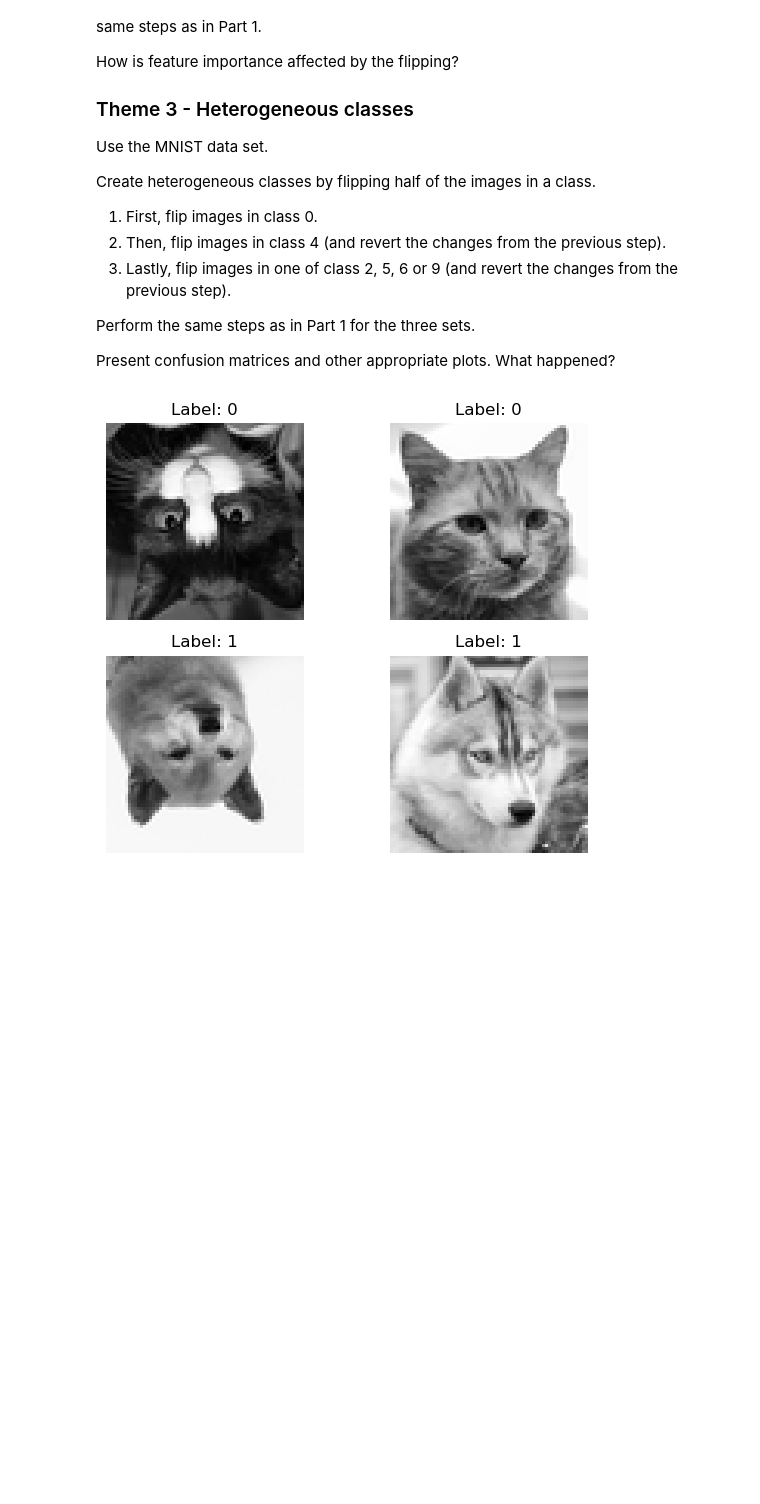
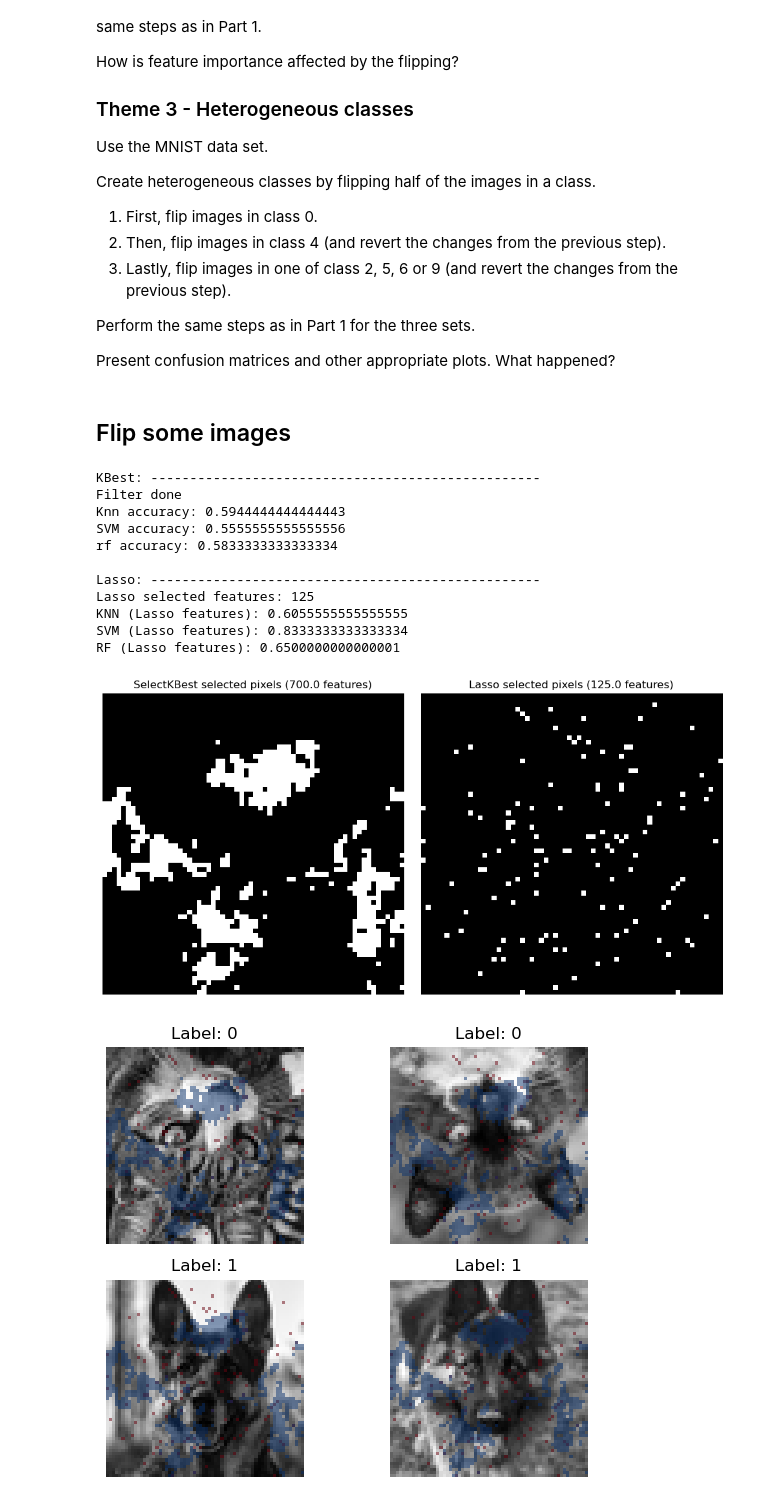
Before and after one commit to Jacob-sandstrom/MVE441-Statistical-learning-for-big-data, a Jupyter notebook: Project 2/project2Py.ipynb, the cells around one changed output. Drawn from its saved outputs; the diff is of its cells as text; code cells hidden in the pictures; blank space fills up the shorter version.

```diff
--- a/Project 2/project2Py.ipynb
+++ b/Project 2/project2Py.ipynb
@@ -278,44 +323,44 @@ Create heterogeneous classes by flipping half of the images in a class.
 Perform the same steps as in Part 1 for the three sets.
 
 Present confusion matrices and other appropriate plots. What happened?
+# %% [markdown]
+## Flip some images
 # %%
 flip_split = 0.5
 
-index0 = np.where(labels == 0)[0]
-index1 = np.where(labels == 1)[0]
+index0 = np.where(y_train_full == 0)[0]
+index1 = np.where(y_train_full == 1)[0]
 
 half_cats = np.random.choice(index0, size=int(len(index0)*flip_split), replace=False)
 half_dogs = np.random.choice(index1, size=int(len(index1)*flip_split), replace=False)
 
 to_flip = np.concatenate([half_cats, half_dogs])
 
-images_flipped = images.copy()
+X_flipped = X_train_full.copy()
 
 for i in to_flip:
-    images_flipped[i] = np.flipud(images[i].reshape(64,64)).flatten()
+    X_flipped[i] = np.flipud(images[i].reshape(64,64)).flatten()
-# %%
-#Visualize some images (take two from each class):
-catidx = np.where(labels == 0)[0]
-dogidx = np.where(labels == 1)[0]
-
-n_samples = 2
-
-catsample = np.random.choice(catidx, size = n_samples, replace = False)
-dogsample = np.random.choice(dogidx, size = n_samples, replace = False)
-
-idx = np.concatenate([catsample, dogsample])
-images_sub = images_flipped[idx]
-labels_sub = labels[idx]
-
-fig, axes = plt.subplots(2, 2)
-
-for i, ax in enumerate(axes.ravel()):
-    # images_sub[i] = images_sub[i].reshape(64,64)[:, ::-1].flatten()
-    img = images_sub[i].reshape(64,64)
-    ax.imshow(img, cmap="gray")
-    ax.set_title(f"Label: {labels_sub[i]}")
-    ax.axis("off")
-
-plt.tight_layout()
-# %% [output]
-[figure, removed]
+# %%
+print("KBest: --------------------------------------------------")
+flipped_selected_img = kBest_feature_selection(X_flipped, y_train_full)
+
+print("\nLasso: --------------------------------------------------")
+flipped_lasso_selected_img = lasso_feature_selection(X_flipped, y_train_full)
+
+plot_selected_pixels(flipped_selected_img, flipped_lasso_selected_img)
+
+visualize_samples(X_flipped, y_train_full, lasso_selected_img=flipped_lasso_selected_img, kbest_selected_img=flipped_selected_img)
+# %% [output]
+KBest: --------------------------------------------------
+Filter done
+Knn accuracy: 0.5944444444444443
+SVM accuracy: 0.5555555555555556
+rf accuracy: 0.5833333333333334
+
+Lasso: --------------------------------------------------
+Lasso selected features: 125
+KNN (Lasso features): 0.6055555555555555
+SVM (Lasso features): 0.8333333333333334
+RF (Lasso features): 0.6500000000000001
+[figure, added]
+[figure, added]
```
Also changed, not shown: parts of 6 cells of this notebook.
